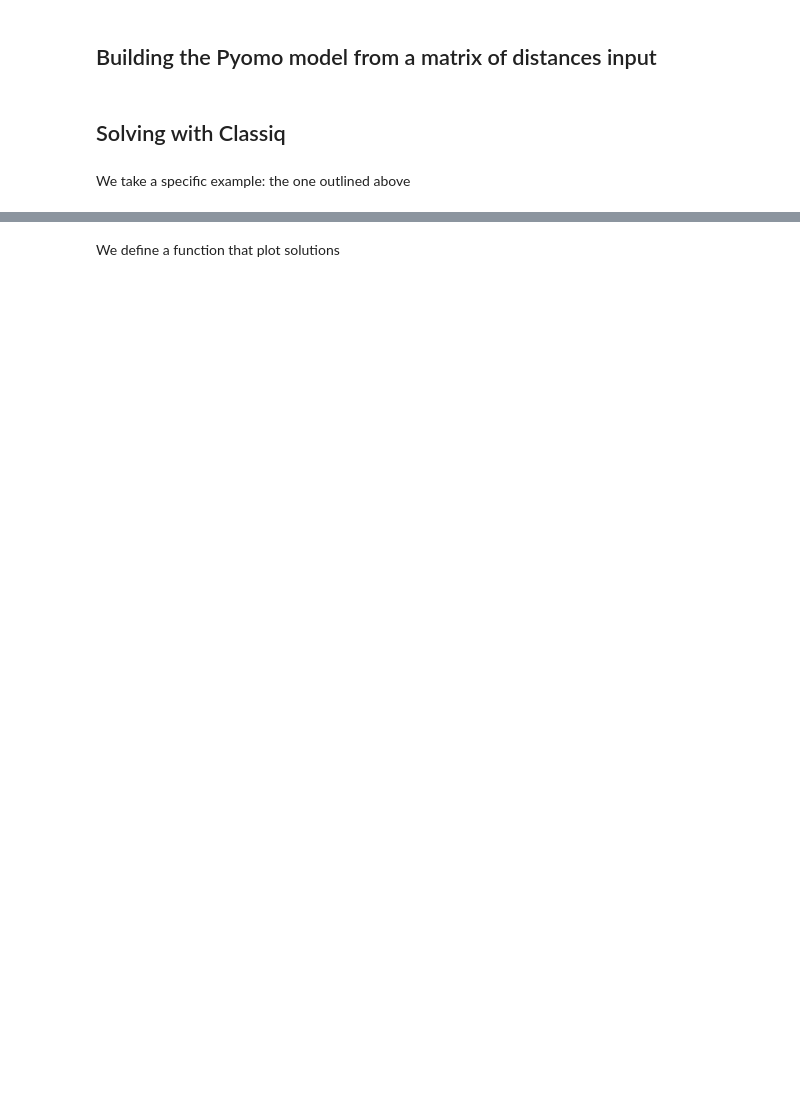
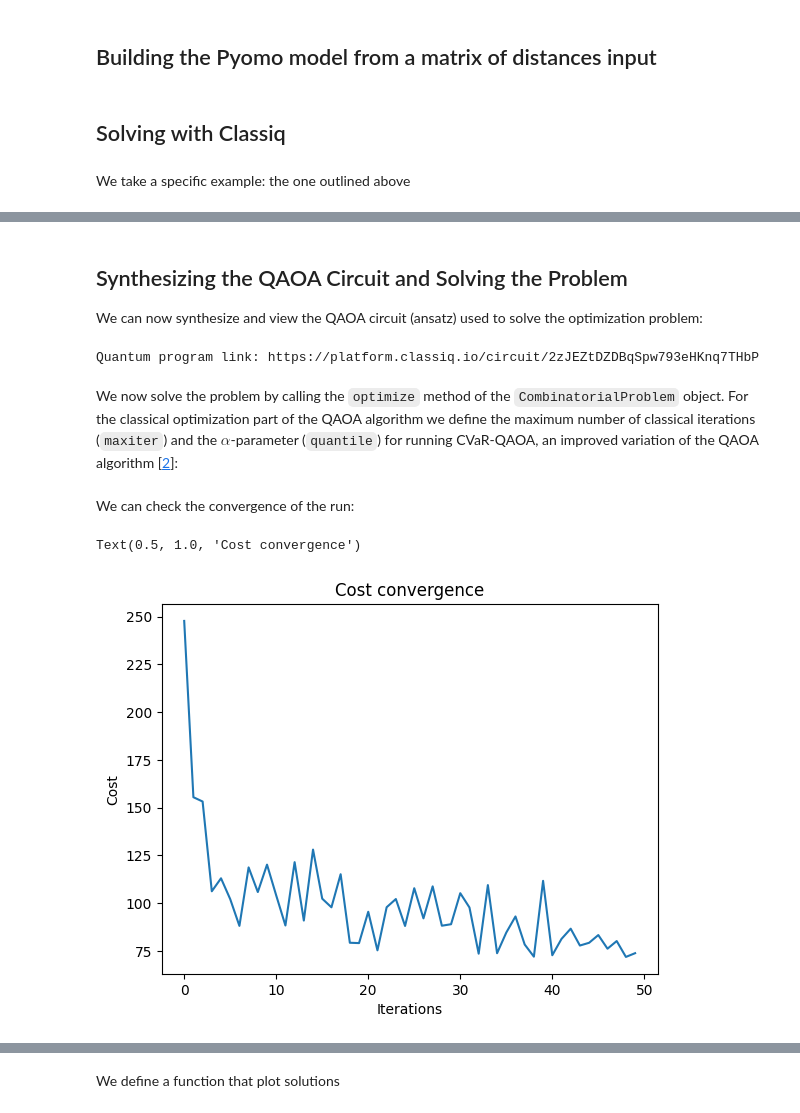
Before and after one commit to Classiq/classiq-library, a Jupyter notebook: applications/logistics/facility_location/facility_location.ipynb, the cells around one changed output, grey strips where cells are left out. Cells and saved outputs as stored; diff of their text form; code cells hidden in the pictures; blank space fills up the shorter version.

```diff
--- a/applications/logistics/facility_location/facility_location.ipynb
+++ b/applications/logistics/facility_location/facility_location.ipynb
@@ -184,0 +166,11 @@ write_qmod(qmod, "facility_location")
+# %% [markdown]
+## Synthesizing the QAOA Circuit and Solving the Problem
+
+We can now synthesize and view the QAOA circuit (ansatz) used to solve the optimization problem:
+# %%
+qprog = combi.get_qprog()
+show(qprog)
+# %% [output]
+Quantum program link: https://platform.classiq.io/circuit/2zJEZtDZDBqSpw793eHKnq7THbP
+# %% [markdown]
+We now solve the problem by calling the `optimize` method of the `CombinatorialProblem` object. For the classical optimization part of the QAOA algorithm we define the maximum number of classical iterations (`maxiter`) and the $\alpha$-parameter (`quantile`) for running CVaR-QAOA, an improved variation of the QAOA algorithm [[2](#cvar)]:
@@ -184,0 +179,12 @@ write_qmod(qmod, "facility_location")
+# %% [markdown]
+We can check the convergence of the run:
+# %%
+import matplotlib.pyplot as plt
+
+plt.plot(combi.cost_trace)
+plt.xlabel("Iterations")
+plt.ylabel("Cost")
+plt.title("Cost convergence")
+# %% [output]
+Text(0.5, 1.0, 'Cost convergence')
+[figure, added]
```
Also changed, not shown: parts of 34 cells of this notebook, 14 other files.
